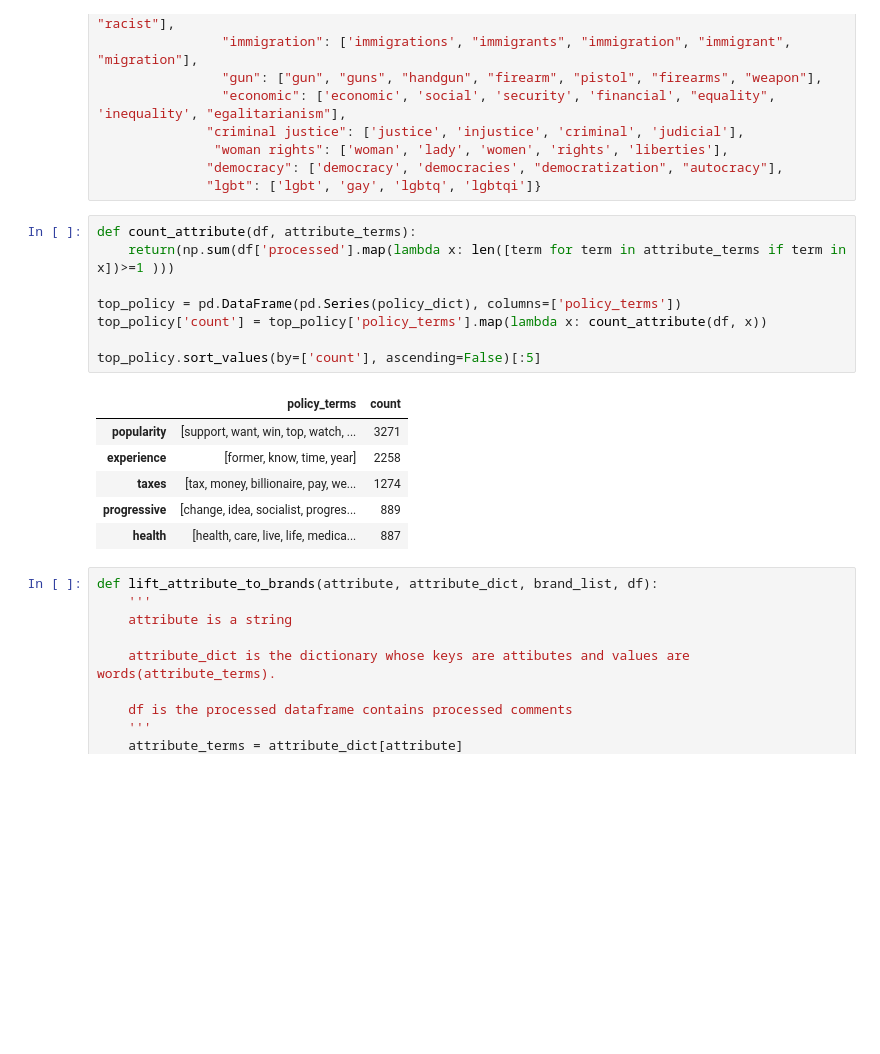
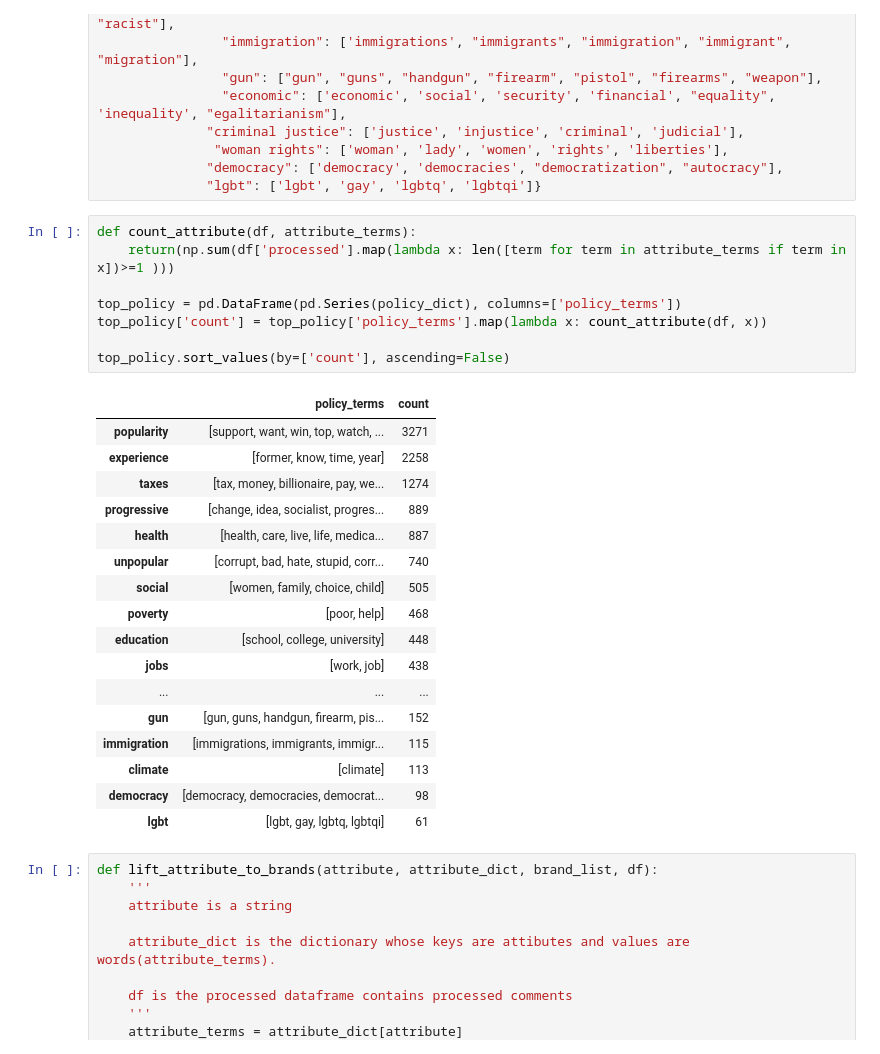
Before and after one commit to cdd6689/Twitter-Politics-Text-Analytics-project-, a Jupyter notebook: Twitter Project/Lift Analysis.ipynb, the cells around one changed output. Drawn from its saved outputs; the diff is of its cells as text; blank space fills up the shorter version.

```diff
--- a/Twitter Project/Lift Analysis.ipynb
+++ b/Twitter Project/Lift Analysis.ipynb
@@ -231,18 +231,29 @@ policy_dict = { "leadership": ["qualified", "leader"],
 # %%
 def count_attribute(df, attribute_terms):
     return(np.sum(df['processed'].map(lambda x: len([term for term in attribute_terms if term in x])>=1 )))
 
 top_policy = pd.DataFrame(pd.Series(policy_dict), columns=['policy_terms'])
 top_policy['count'] = top_policy['policy_terms'].map(lambda x: count_attribute(df, x))
 
-top_policy.sort_values(by=['count'], ascending=False)[:5]
+top_policy.sort_values(by=['count'], ascending=False)
 # %% [output]
 |  | policy_terms | count |
 | popularity | [support, want, win, top, watch, ... | 3271 |
 | experience | [former, know, time, year] | 2258 |
 | taxes | [tax, money, billionaire, pay, we... | 1274 |
 | progressive | [change, idea, socialist, progres... | 889 |
 | health | [health, care, live, life, medica... | 887 |
+| unpopular | [corrupt, bad, hate, stupid, corr... | 740 |
+| social | [women, family, choice, child] | 505 |
+| poverty | [poor, help] | 468 |
+| education | [school, college, university] | 448 |
+| jobs | [work, job] | 438 |
+| ... | ... | ... |
+| gun | [gun, guns, handgun, firearm, pis... | 152 |
+| immigration | [immigrations, immigrants, immigr... | 115 |
+| climate | [climate] | 113 |
+| democracy | [democracy, democracies, democrat... | 98 |
+| lgbt | [lgbt, gay, lgbtq, lgbtqi] | 61 |
 # %%
 def lift_attribute_to_brands(attribute, attribute_dict, brand_list, df):
     '''
```
Also changed, not shown: 5 other files.
